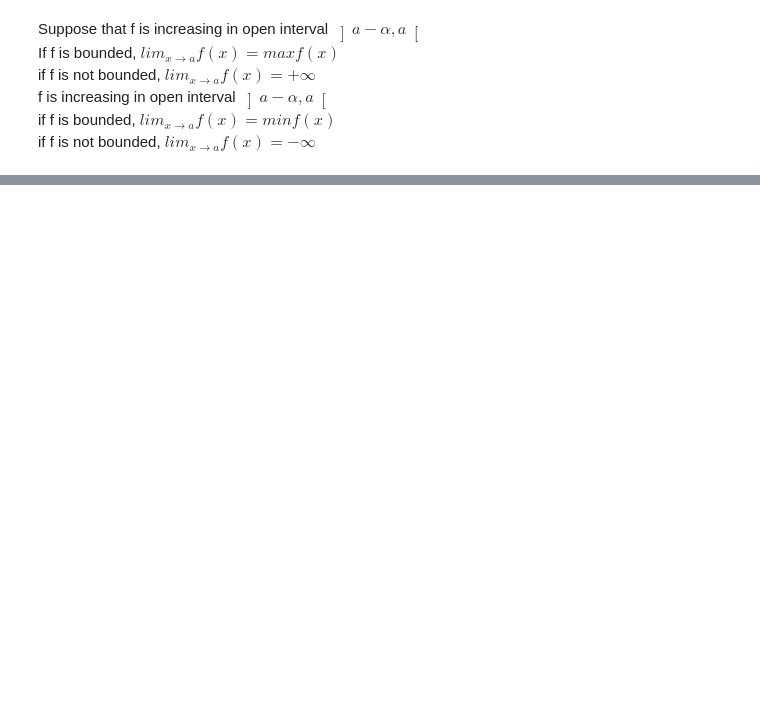
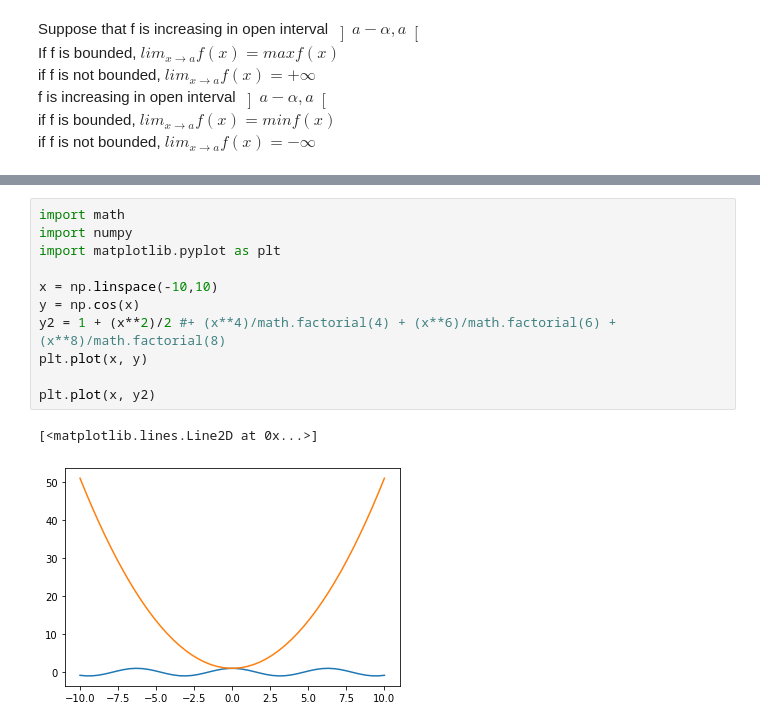
Before and after one commit to babushkai/Data-ScienceTech-Institute, a Jupyter notebook: Math_Refresh_Pr_Jacques_BLUM.ipynb, the cells around one changed output, grey strips where cells are left out. Cells and saved outputs as stored; diff of their text form; blank space fills up the shorter version.

Commit message:
update IT and Math Refresh

```diff
--- a/Math_Refresh_Pr_Jacques_BLUM.ipynb
+++ b/Math_Refresh_Pr_Jacques_BLUM.ipynb
@@ -432,0 +639,14 @@ Consequence: \
+# %%
+import math
+import numpy
+import matplotlib.pyplot as plt
+
+x = np.linspace(-10,10)
+y = np.cos(x)
+y2 = 1 + (x**2)/2 #+ (x**4)/math.factorial(4) + (x**6)/math.factorial(6) + (x**8)/math.factorial(8)
+plt.plot(x, y)
+
+plt.plot(x, y2)
+# %% [output]
+[<matplotlib.lines.Line2D at 0x...>]
+[figure, added]
```
Also changed, not shown: parts of 50 cells of this notebook, 3 other files.
